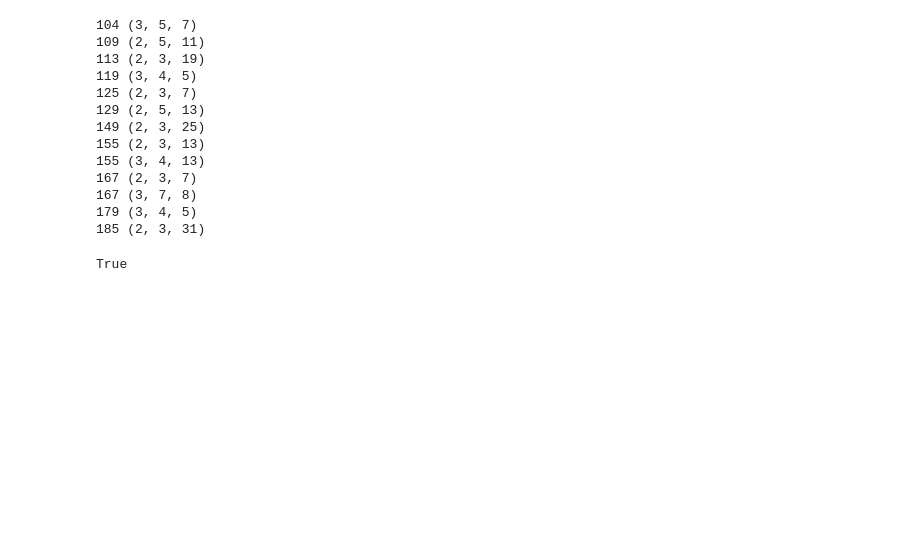
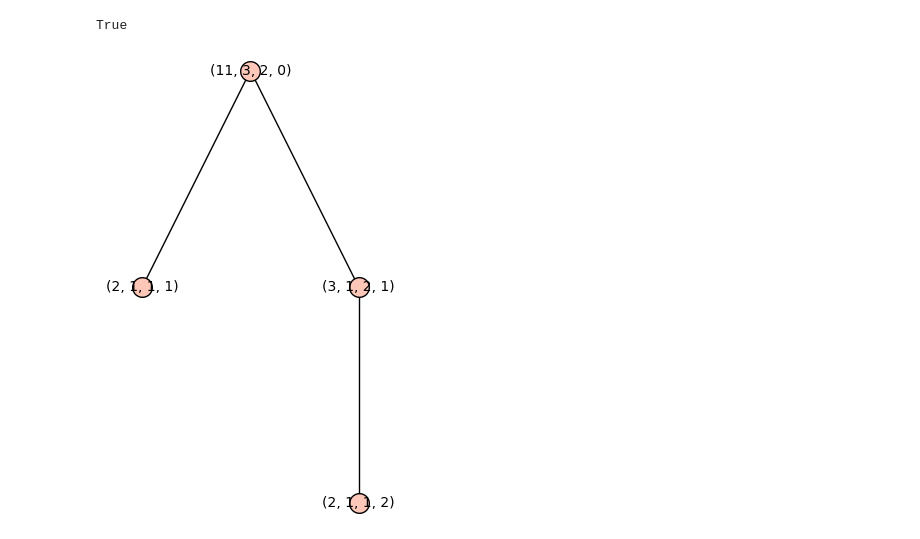
Before and after one commit to filedesless/singularite_j, a Jupyter notebook: notebook.ipynb, the cells around one changed output. Drawn from its saved outputs; the diff is of its cells as text; code cells hidden in the pictures; blank space fills up the shorter version.

```diff
--- a/notebook.ipynb
+++ b/notebook.ipynb
@@ -124,31 +1,39 @@ for m in range(3, 4):
-# %%
-from singularite import all_coprime, coprime
-from itertools import combinations
-
-for n in range(100, 200):
-    sol = [a for a in group(n) if -n % a == 1]
-    if len(sol) > 4:
-        cs = [c for c in combinations(sol, 3) if all_coprime(c)]
-        for d in cs:
-            a, b, c = d
-            if coprime(c % b, a) and coprime(c % a, b % a) and coprime(b % a, c % a):
-                print(n, d)
-# %% [output]
-104 (3, 5, 7)
-109 (2, 5, 11)
-113 (2, 3, 19)
-119 (3, 4, 5)
-125 (2, 3, 7)
-129 (2, 5, 13)
-149 (2, 3, 25)
-155 (2, 3, 13)
-155 (3, 4, 13)
-167 (2, 3, 7)
-167 (3, 7, 8)
-179 (3, 4, 5)
-185 (2, 3, 31)
-# %%
-# isJStrict(1889, (7, 10, 27))
-isJStrict(104, (3, 5, 7))
-# %% [output]
-True
+# %%
+from itertools import combinations
+from singularite import group, isJStrict
+
+def conj(n, xs):
+    return all(isJStrict(h, t) for (h, *t) in combinations((n, *xs), 2))
+
+for n in range(2, 100):
+    xss = combinations(group(n), 3)
+    for xs in xss:
+        if isJStrict(n, xs):
+            assert conj(n, xs)
+# %%
+from singularite import eclatements, coprime, group
+from itertools import combinations
+
+def g(n, xs):
+    d = dict()
+    stack = [(n, xs)]
+    while len(stack) > 0:
+        ni, bs = stack.pop()
+        if not coprime(ni, *bs):
+            return False
+        if set(bs) != {1}:  # not lisse
+            d[(ni, bs)] = [(mi, ci) for (mi, ci) in eclatements(ni, bs)]
+            for cs in eclatements(ni, bs):
+                stack.append(cs)
+    return DiGraph(d)
+
+
+def t(n, xs, d=0):
+    children = [t(ni, bi, d + 1) for (ni, bi) in eclatements(n, xs)]
+    return LabelledOrderedTree(children, label = (n, *xs, d))
+
+print(isJStrict(11, (3, 2)))
+show(t(11, (3, 2)).plot())
+# %% [output]
+True
+[figure, added]
```
Also changed, not shown: parts of 12 cells of this notebook, 14 other files.
